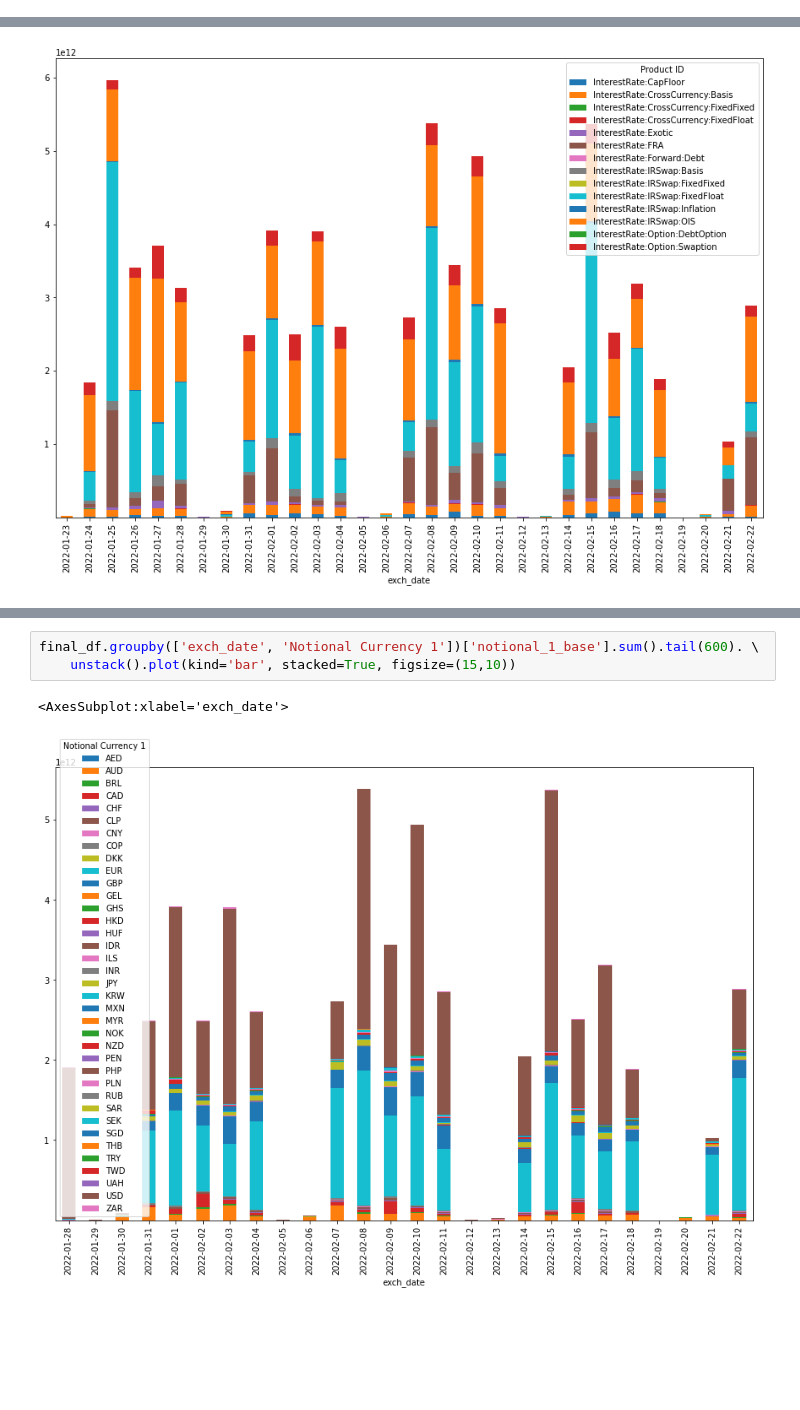
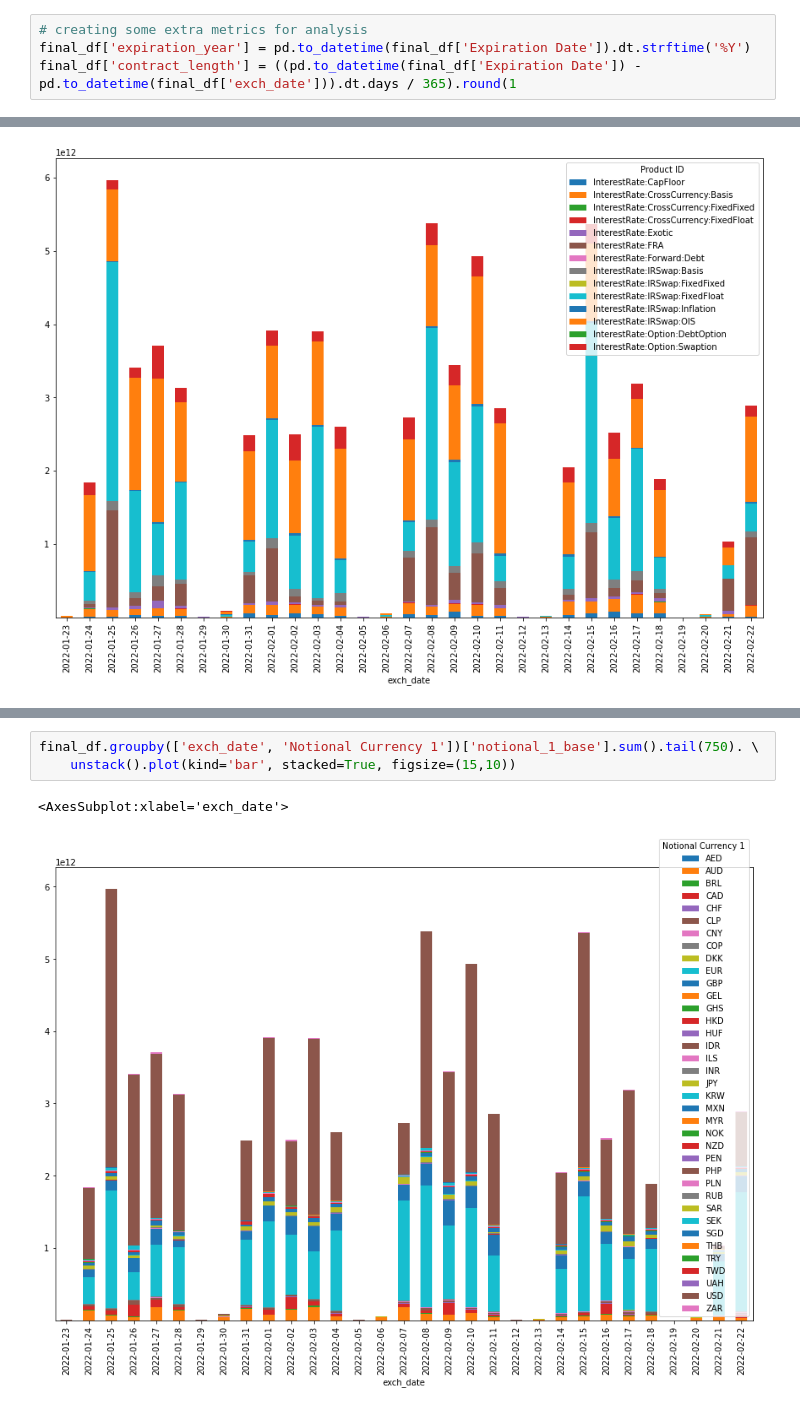
Before and after one commit to drastorguev/nqis_simple_app, a Jupyter notebook: Notebooks/EDA.ipynb, the cells around one changed output, grey strips where cells are left out. Cells and saved outputs as stored; diff of their text form; blank space fills up the shorter version.

```diff
--- a/Notebooks/EDA.ipynb
+++ b/Notebooks/EDA.ipynb
@@ -488,3 +488,7 @@ Notional Currency 1               JPY
 exch_date                  2022-02-22
 notional_1_base            17384000.0
 Name: 3, dtype: object
+# %%
+# creating some extra metrics for analysis
+final_df['expiration_year'] = pd.to_datetime(final_df['Expiration Date']).dt.strftime('%Y')
+final_df['contract_length'] = ((pd.to_datetime(final_df['Expiration Date']) - pd.to_datetime(final_df['exch_date'])).dt.days / 365).round(1
@@ -586,6 +628,6 @@ final_df.groupby(['exch_date', 'Product ID'])['notional_1_base'].sum().tail(300)
 # %%
-final_df.groupby(['exch_date', 'Notional Currency 1'])['notional_1_base'].sum().tail(600). \
+final_df.groupby(['exch_date', 'Notional Currency 1'])['notional_1_base'].sum().tail(750). \
     unstack().plot(kind='bar', stacked=True, figsize=(15,10))
 # %% [output]
 <AxesSubplot:xlabel='exch_date'>
-[figure, old version]
+[figure, new version]
```
Also changed, not shown: parts of 6 cells of this notebook, 4 other files.
